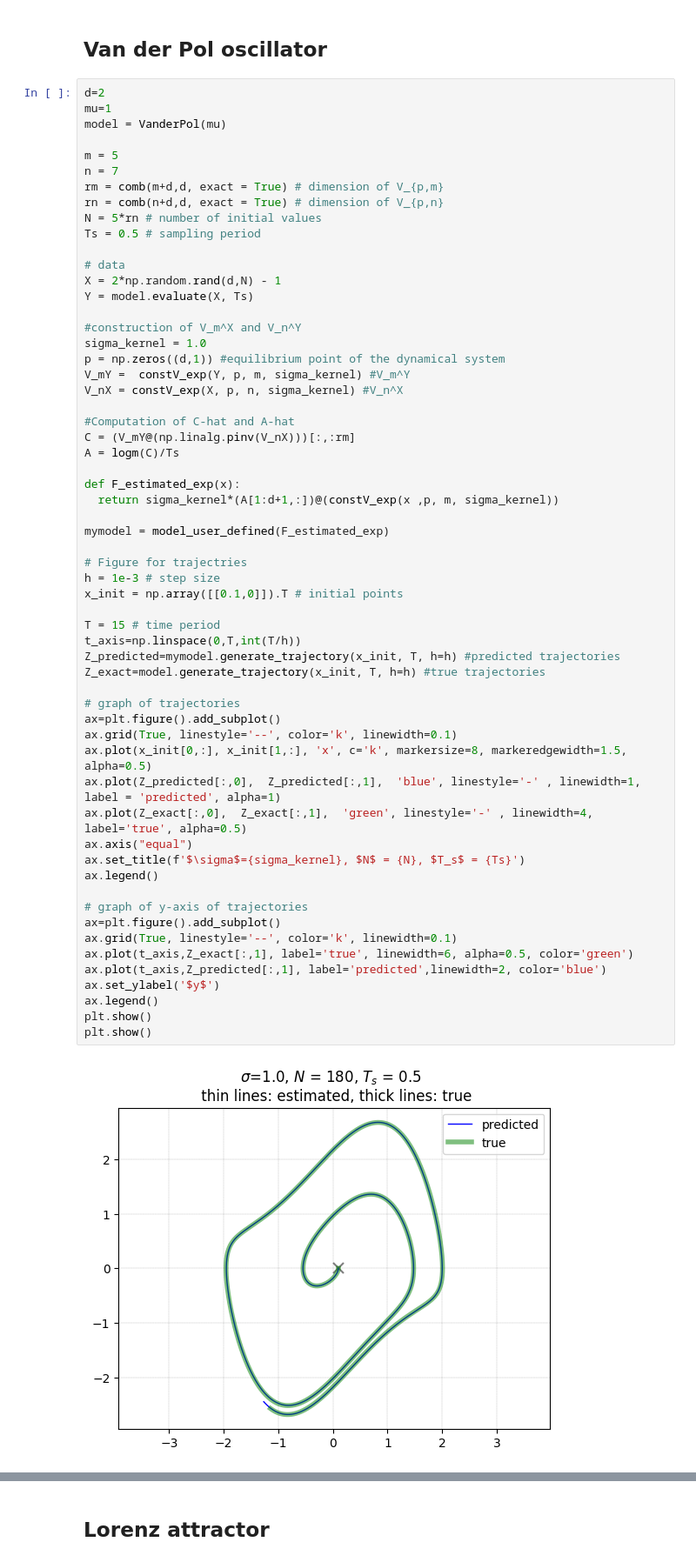
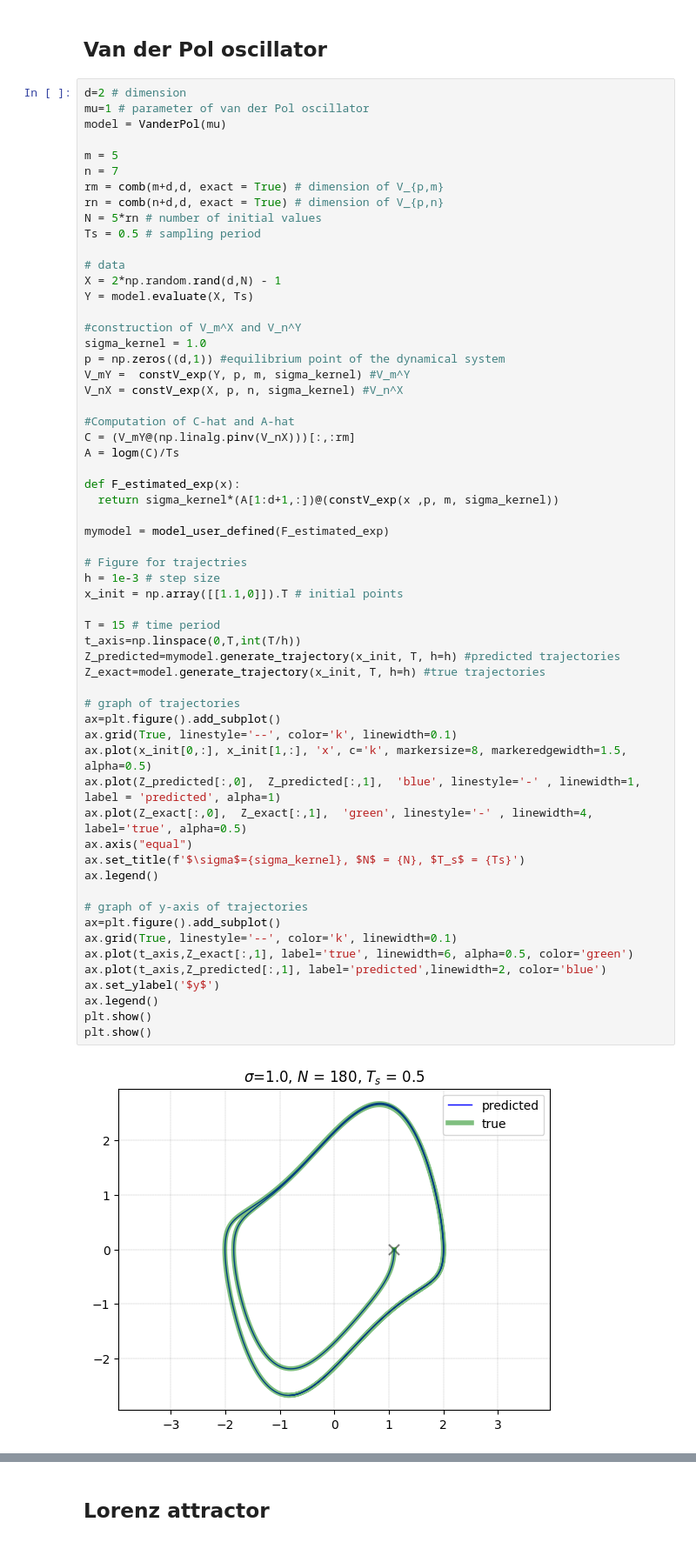
Before and after one commit to 1sa014kawa/JetDMD, a Jupyter notebook: Algorithm7.ipynb, the cells around one changed output, grey strips where cells are left out. Shown at 87% size. Saved outputs shown, nothing was run; the diff lists cells and outputs as text.

```diff
--- a/Algorithm7.ipynb
+++ b/Algorithm7.ipynb
@@ -16,8 +16,8 @@ from scipy.linalg import logm
 # %% [markdown]
 ## Van der Pol oscillator
 # %%
-d=2
-mu=1
+d=2 # dimension
+mu=1 # parameter of van der Pol oscillator
 model = VanderPol(mu)
 
 m = 5
@@ -47,32 +47,32 @@ def F_estimated_exp(x):
 mymodel = model_user_defined(F_estimated_exp)
 
 # Figure for trajectries
 h = 1e-3 # step size
-x_init = np.array([[0.1,0]]).T # initial points
+x_init = np.array([[1.1,0]]).T # initial points
 
 T = 15 # time period
 t_axis=np.linspace(0,T,int(T/h))
 Z_predicted=mymodel.generate_trajectory(x_init, T, h=h) #predicted trajectories
 Z_exact=model.generate_trajectory(x_init, T, h=h) #true trajectories
 
 # graph of trajectories
 ax=plt.figure().add_subplot()
 ax.grid(True, linestyle='--', color='k', linewidth=0.1)
 ax.plot(x_init[0,:], x_init[1,:], 'x', c='k', markersize=8, markeredgewidth=1.5, alpha=0.5)
 ax.plot(Z_predicted[:,0],  Z_predicted[:,1],  'blue', linestyle='-' , linewidth=1, label = 'predicted', alpha=1)
 ax.plot(Z_exact[:,0],  Z_exact[:,1],  'green', linestyle='-' , linewidth=4, label='true', alpha=0.5)
 ax.axis("equal")
 ax.set_title(f'$\sigma$={sigma_kernel}, $N$ = {N}, $T_s$ = {Ts}')
 ax.legend()
 
 # graph of y-axis of trajectories
 ax=plt.figure().add_subplot()
 ax.grid(True, linestyle='--', color='k', linewidth=0.1)
 ax.plot(t_axis,Z_exact[:,1], label='true', linewidth=6, alpha=0.5, color='green')
 ax.plot(t_axis,Z_predicted[:,1], label='predicted',linewidth=2, color='blue')
 ax.set_ylabel('$y$')
 ax.legend()
 plt.show()
 plt.show()
 # %% [output]
-[figure, old version]
+[figure, new version]
```
Also changed, not shown: parts of 1 cell of this notebook, 8 other files.
